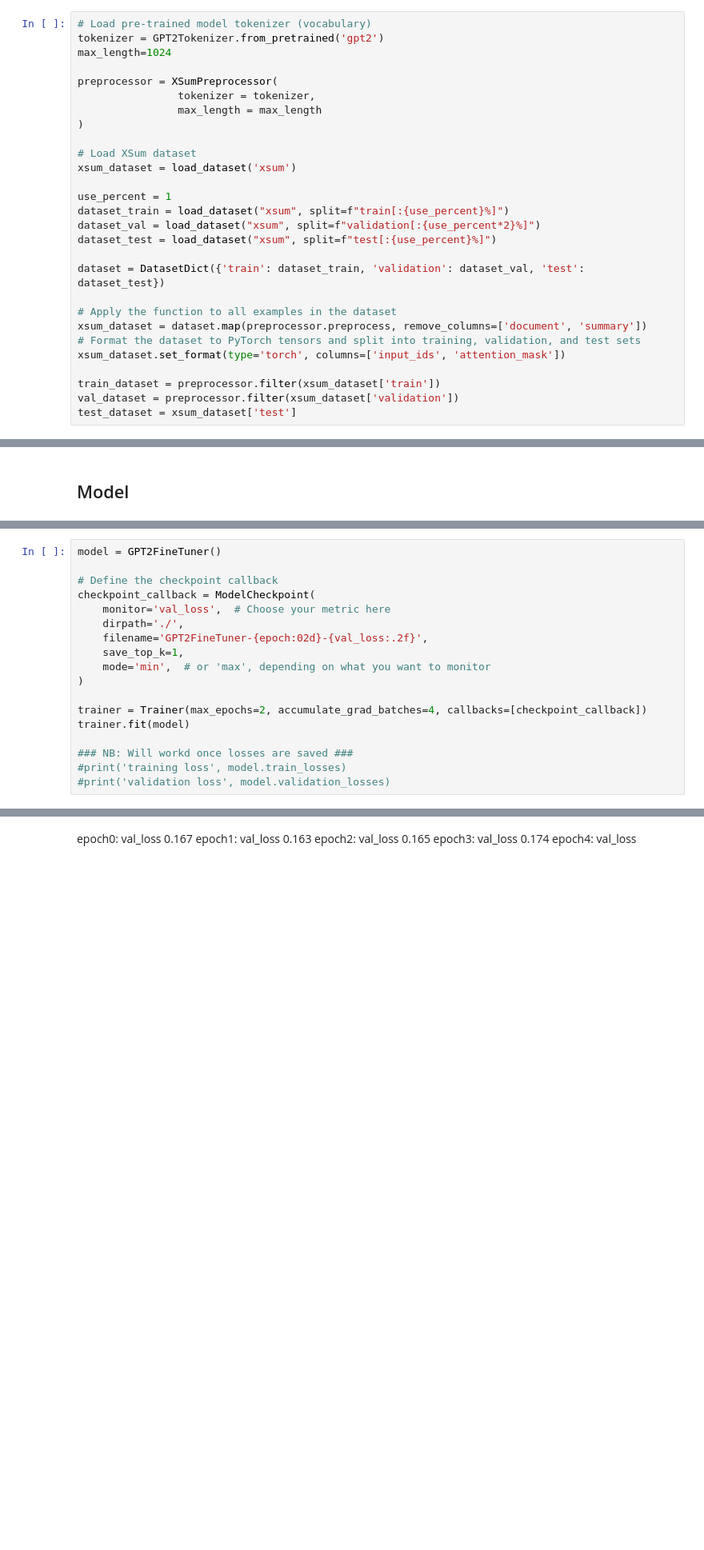
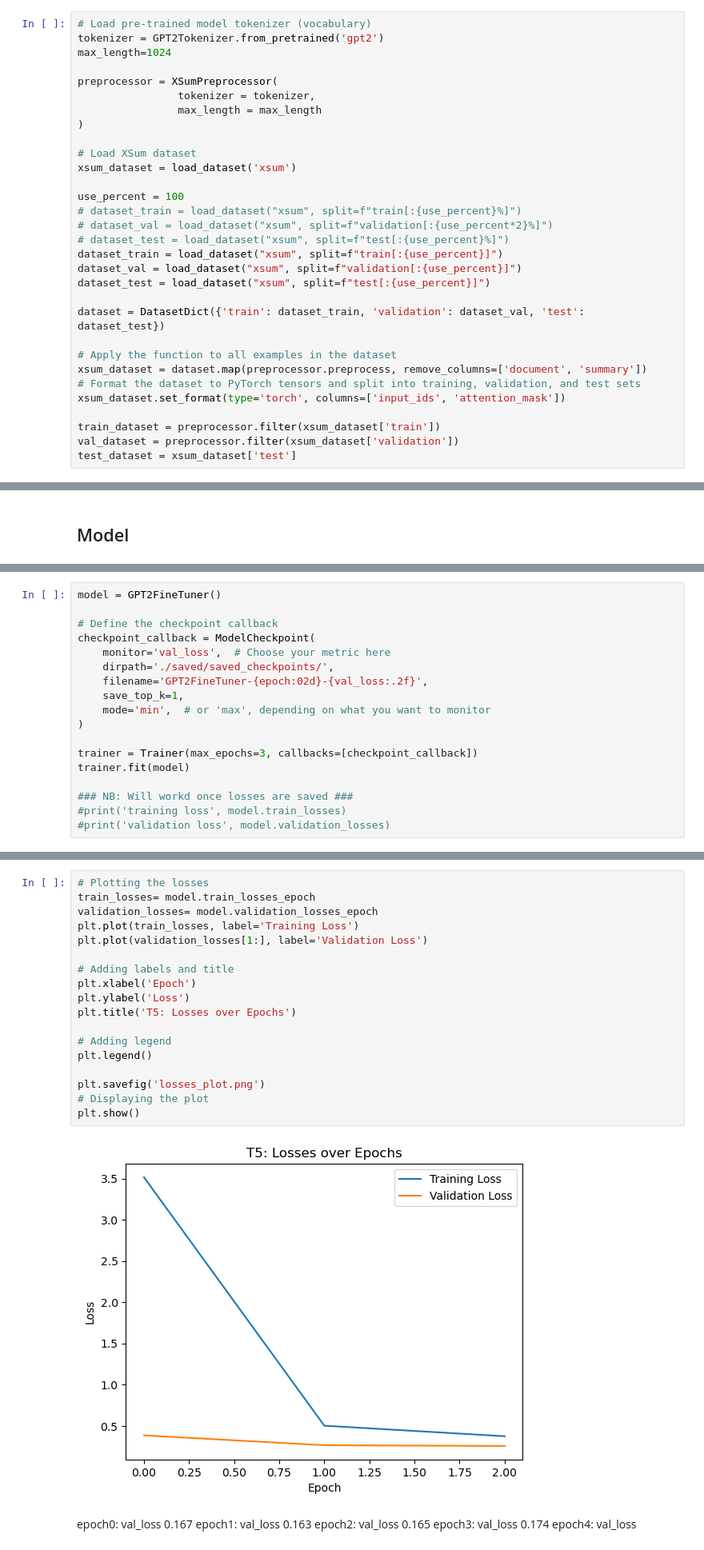
Before and after one commit to rezaqorbani/TextpressoMachine, a Jupyter notebook: notebooks/GPT2_summerizer.ipynb, the cells around one changed output, grey strips where cells are left out. Shown at 80% size. Drawn from its saved outputs; the diff is of its cells as text; blank space fills up the shorter version.

Commit message:
plot and scores work

```diff
--- a/notebooks/GPT2_summerizer.ipynb
+++ b/notebooks/GPT2_summerizer.ipynb
@@ -61,10 +67,13 @@ preprocessor = XSumPreprocessor(
 # Load XSum dataset
 xsum_dataset = load_dataset('xsum')
 
-use_percent = 1
-dataset_train = load_dataset("xsum", split=f"train[:{use_percent}%]")
-dataset_val = load_dataset("xsum", split=f"validation[:{use_percent*2}%]")
-dataset_test = load_dataset("xsum", split=f"test[:{use_percent}%]")
+use_percent = 100
+# dataset_train = load_dataset("xsum", split=f"train[:{use_percent}%]")
+# dataset_val = load_dataset("xsum", split=f"validation[:{use_percent*2}%]")
+# dataset_test = load_dataset("xsum", split=f"test[:{use_percent}%]")
+dataset_train = load_dataset("xsum", split=f"train[:{use_percent}]")
+dataset_val = load_dataset("xsum", split=f"validation[:{use_percent}]")
+dataset_test = load_dataset("xsum", split=f"test[:{use_percent}]")
 
 dataset = DatasetDict({'train': dataset_train, 'validation': dataset_val, 'test': dataset_test})
 
@@ -159,13 +198,13 @@ model = GPT2FineTuner()
 # Define the checkpoint callback
 checkpoint_callback = ModelCheckpoint(
     monitor='val_loss',  # Choose your metric here
-    dirpath='./',
+    dirpath='./saved/saved_checkpoints/',
     filename='GPT2FineTuner-{epoch:02d}-{val_loss:.2f}',
     save_top_k=1,
     mode='min',  # or 'max', depending on what you want to monitor
 )
 
-trainer = Trainer(max_epochs=2, accumulate_grad_batches=4, callbacks=[checkpoint_callback])
+trainer = Trainer(max_epochs=3, callbacks=[checkpoint_callback])
 trainer.fit(model)
 
 ### NB: Will workd once losses are saved ###
@@ -189,3 +231,23 @@ LOCAL_RANK: 0 - CUDA_VISIBLE_DEVICES: [0]
+# %%
+# Plotting the losses
+train_losses= model.train_losses_epoch
+validation_losses= model.validation_losses_epoch
+plt.plot(train_losses, label='Training Loss')
+plt.plot(validation_losses[1:], label='Validation Loss')
+
+# Adding labels and title
+plt.xlabel('Epoch')
+plt.ylabel('Loss')
+plt.title('T5: Losses over Epochs')
+
+# Adding legend
+plt.legend()
+
+plt.savefig('losses_plot.png')
+# Displaying the plot
+plt.show()
+# %% [output]
+[figure, added]
 # %% [markdown]
 epoch0: val_loss 0.167
 epoch1: val_loss 0.163
```
Also changed, not shown: parts of 13 cells of this notebook.
